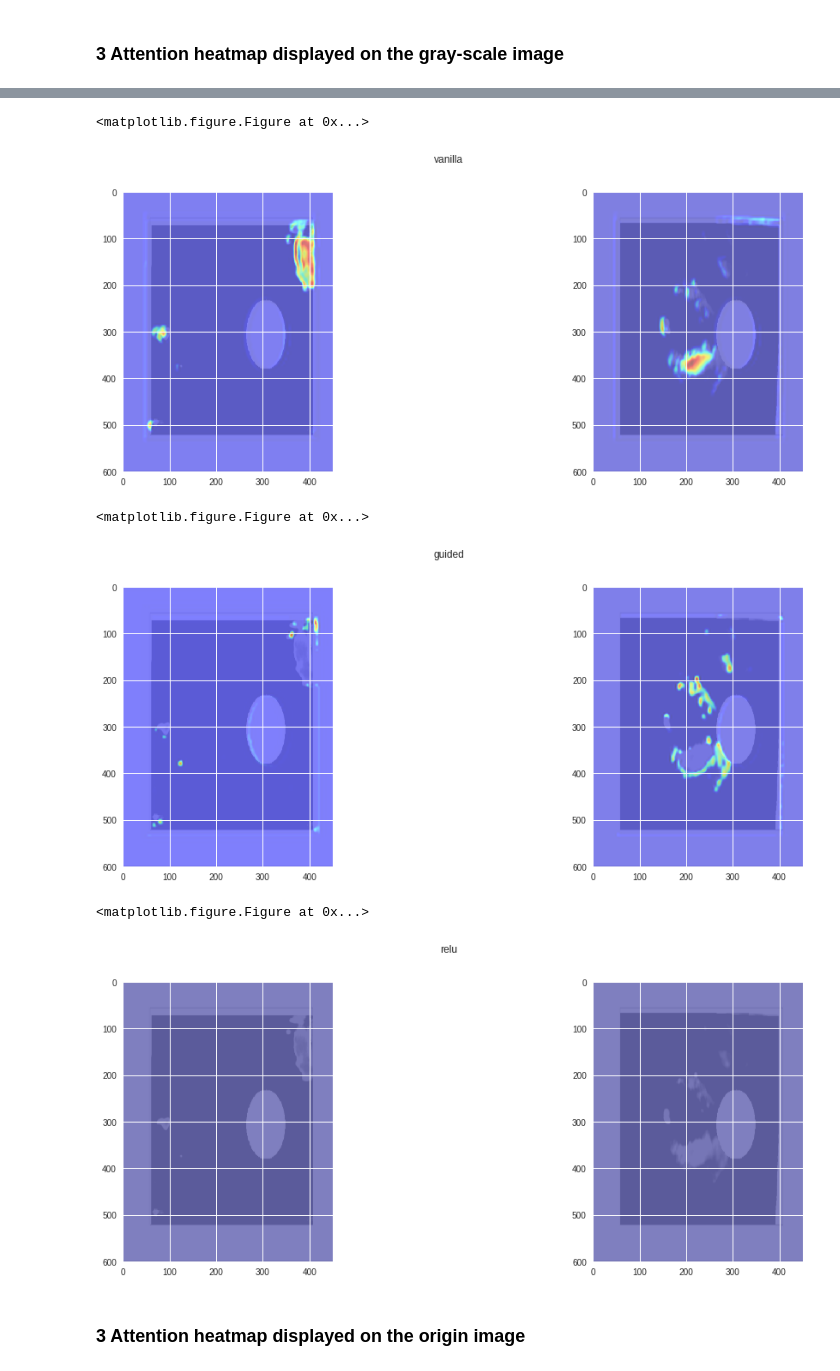
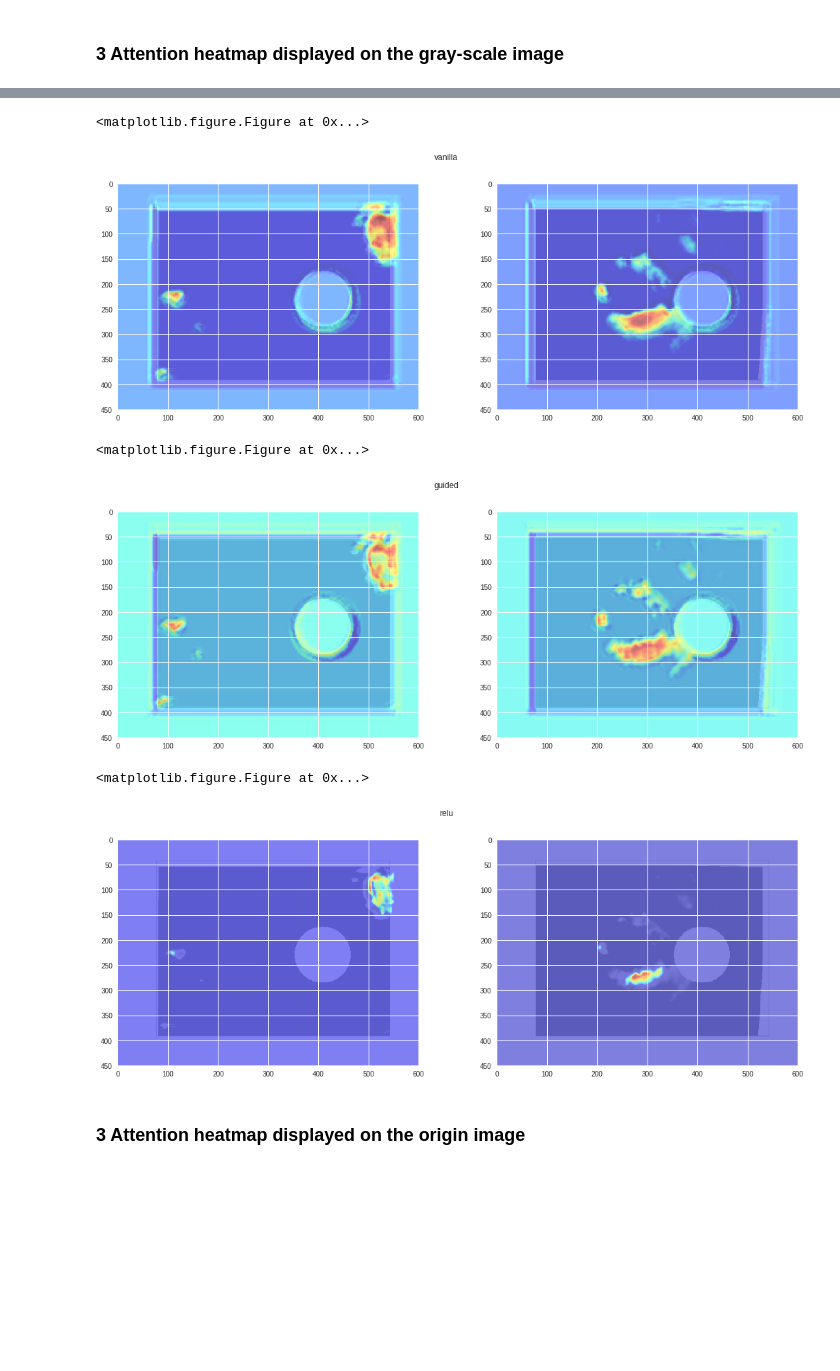
Before and after one commit to kavi2015/dlp4vis, a Jupyter notebook: VisualizationOfBasic3LayersCNN.ipynb, the cells around one changed output, grey strips where cells are left out. Saved outputs shown, nothing was run; the diff lists cells and outputs as text; code cells hidden in the pictures; blank space fills up the shorter version.

```diff
--- a/VisualizationOfBasic3LayersCNN.ipynb
+++ b/VisualizationOfBasic3LayersCNN.ipynb
@@ -52,14 +56,14 @@ val_datagen = ImageDataGenerator(rescale=1./255)
 
 train_generator = train_datagen.flow_from_directory(
         train_dir,
-        target_size=(img_width, img_height),
+        target_size=(img_height, img_width),
         batch_size=batch_size,
         shuffle = True,
         class_mode='binary')
 
 validation_generator = val_datagen.flow_from_directory(
     val_dir,
-    target_size=(img_width, img_height),
+    target_size=(img_height, img_width),
     batch_size=batch_size,
     shuffle = True,
     class_mode='binary') #weight toward one class or another
@@ -152,8 +194,12 @@ Non-trainable params: 0
 _________________________________________________________________
 # %%
-epochs = 30
+from keras import optimizers
 
-model.compile(loss='binary_crossentropy', optimizer='rmsprop', metrics=['accuracy'])
+epochs = 50
+
+opt = optimizers.RMSprop(lr=0.001, rho=0.9, epsilon=None, decay=0.1)
+
+model.compile(loss='binary_crossentropy', optimizer=opt, metrics=['accuracy'])
 
 model.fit_generator(
     train_generator,
@@ -247,8 +293,8 @@ from matplotlib import pyplot as plt
 plt.rcParams['figure.figsize'] = (18, 6)
 
 
-img1 = utils.load_img(test_dir + '/controls/View2098.png', target_size=(img_width, img_height))
-img2 = utils.load_img(test_dir + '/patients/19105.png', target_size=(img_width, img_height))
+img1 = utils.load_img(test_dir + '/controls/View2098.png', target_size=(img_height, img_width))
+img2 = utils.load_img(test_dir + '/patients/19105.png', target_size=(img_height, img_width))
 
 
 f, ax = plt.subplots(1, 2)
@@ -262,39 +424,39 @@ ax[1].imshow(img2)
 # %%
 from vis.visualization import visualize_saliency, overlay
 from vis.utils import utils
 from keras import activations
 from vis.visualization import visualize_cam
 import matplotlib.cm as cm
 
 # Convert RBG to Grey-scale
 def converter(x):
     #x has shape (width, height, channels)
     return (0.21 * x[:,:,:1]) + (0.72 * x[:,1:2]) + (0.07 * x[:,:,-1:])
 
-penultimate_layer = utils.find_layer_idx(model, 'conv2d_45')
-layer_idx = utils.find_layer_idx(model, 'dense_29')
+penultimate_layer = utils.find_layer_idx(model, 'conv2d_9') #If an error occurs, find the name of layer in the model summary
+layer_idx = utils.find_layer_idx(model, 'dense_6')
 
 for modifier in [None, 'guided', 'relu']:
     plt.figure()
     f, ax = plt.subplots(1, 2)
     plt.suptitle("vanilla" if modifier is None else modifier)
     for i, img in enumerate([img1, img2]):
 
         grads = visualize_cam(model, layer_idx, filter_indices=0,
                               seed_input=img, penultimate_layer_idx=penultimate_layer,
                               backprop_modifier=modifier)
         # Lets overlay the heatmap onto original image.
         jet_heatmap = np.uint8(cm.jet(grads)[..., :3] * 255)
         grey_img = converter(img)
 
         ax[i].imshow(overlay(jet_heatmap, grey_img))
 # %% [output]
 <matplotlib.figure.Figure at 0x...>
-[figure, old version]
+[figure, new version]
 <matplotlib.figure.Figure at 0x...>
-[figure, old version]
+[figure, new version]
 <matplotlib.figure.Figure at 0x...>
-[figure, old version]
+[figure, new version]
 # %% [markdown]
 ### 3 Attention heatmap displayed on the origin image
 # %%
```
Also changed, not shown: parts of 15 cells of this notebook.
